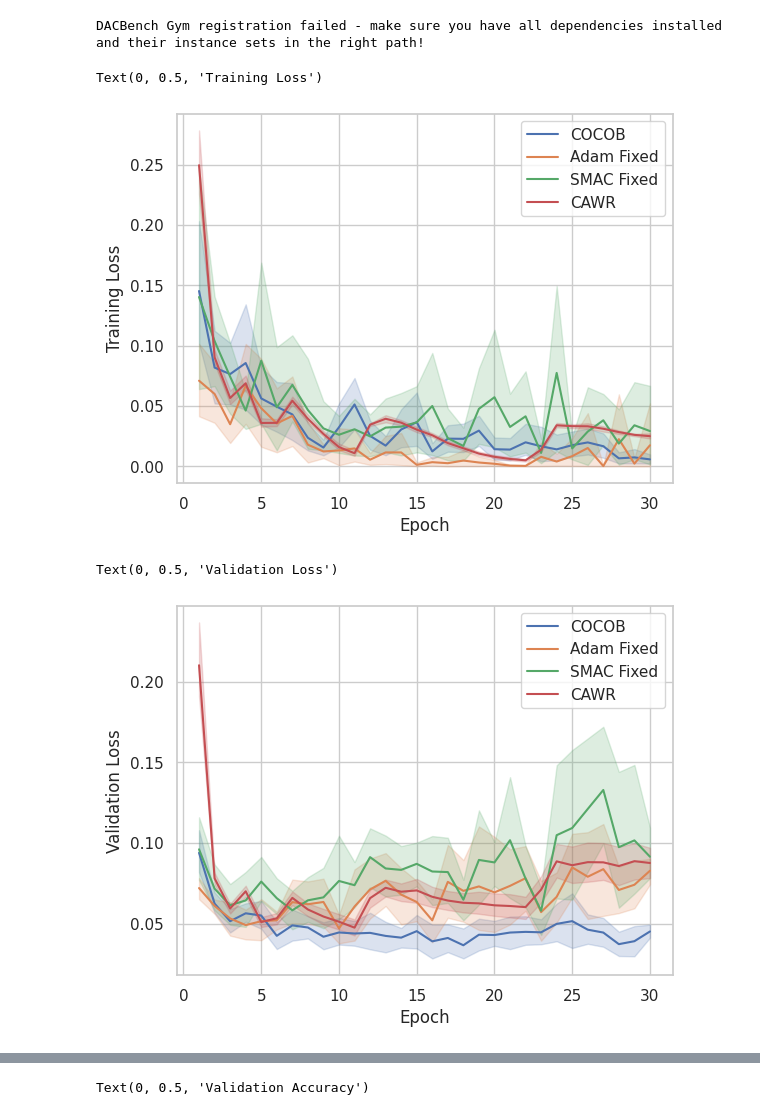
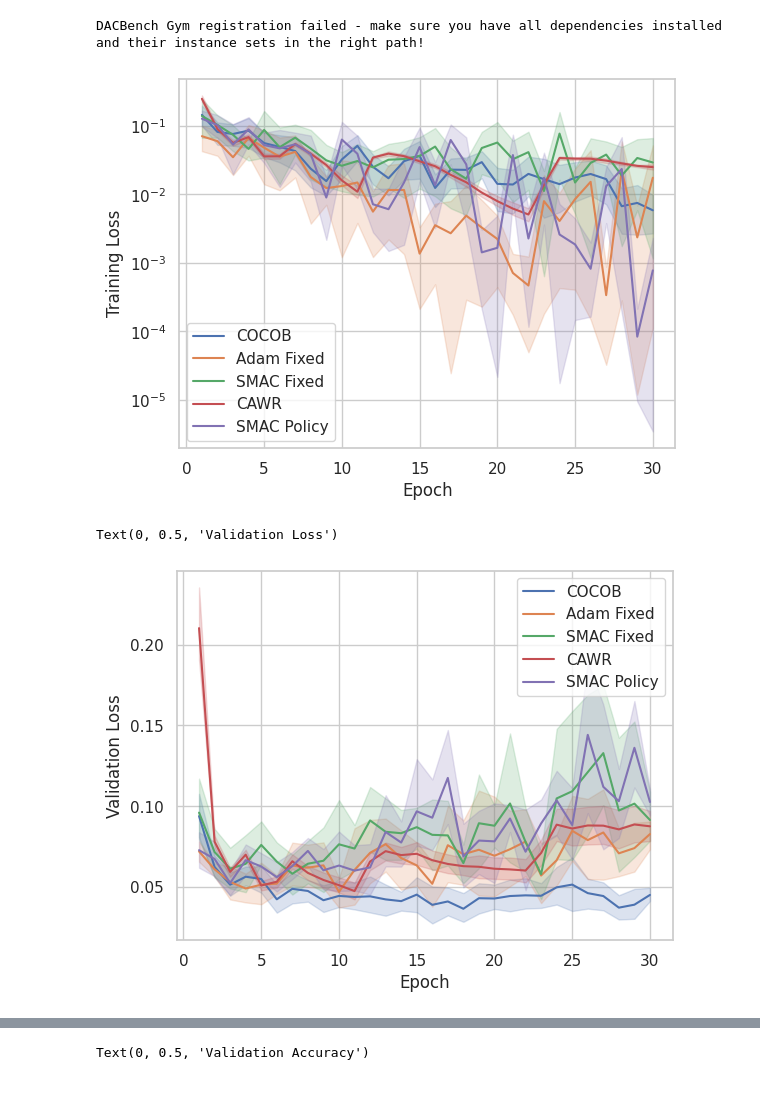
Before and after one commit to MichaHenh/Revisiting_LR_Control, a Jupyter notebook: ba_parameter_free_dac/plotting_mnist.ipynb, the cells around one changed output, grey strips where cells are left out. Saved outputs shown, nothing was run; the diff lists cells and outputs as text; code cells hidden in the pictures.

Commit message:
plottin updates

```diff
--- a/ba_parameter_free_dac/plotting_mnist.ipynb
+++ b/ba_parameter_free_dac/plotting_mnist.ipynb
@@ -41,35 +41,38 @@ sns.set_style('whitegrid')
 # %%
 
 cocob_tl = toDataFrame('./results_cluster/results/COCOB_mnist/*/CustomTrackingWrapper.jsonl', 'training_losses', 3)
 adam_fixed_tl = toDataFrame('./results_cluster/results/Adam_fixed_mnist/*/CustomTrackingWrapper.jsonl', 'training_losses', 3)
 smac_fixed_tl = toDataFrame('./results_cluster/results/SMAC_fixed_mnist/*/CustomTrackingWrapper.jsonl', 'training_losses', 3)
 cawr_tl = toChunkedDataFrame('./results_cluster/results/CAWR_mnist/*/CustomTrackingWrapper.jsonl', 'training_losses', 3, 450)
+smac_policy_tl = toDataFrame('./results_cluster/results/smacpolicy_mnist/*/CustomTrackingWrapper.jsonl', 'training_losses', 3)
 sns.lineplot(data=cocob_tl, x='epoch', y='value', label='COCOB')
 sns.lineplot(data=adam_fixed_tl, x='epoch', y='value', label='Adam Fixed')
 sns.lineplot(data=smac_fixed_tl, x='epoch', y='value', label='SMAC Fixed')
 sns.lineplot(data=cawr_tl, x='epoch', y='value', label='CAWR')
+sns.lineplot(data=smac_policy_tl, x='epoch', y='value', label='SMAC Policy')
 plt.xlabel('Epoch')
 plt.ylabel('Training Loss')
-#plt.yscale('log')
+plt.yscale('log')
 # %% [output]
-Text(0, 0.5, 'Training Loss')
-[figure, old version]
+[figure, new version]
 # %%
 
 cocob_vl = toDataFrame('./results_cluster/results/COCOB_mnist/*/CustomTrackingWrapper.jsonl', 'validation_losses', 5)
 adam_fixed_vl = toDataFrame('./results_cluster/results/Adam_fixed_mnist/*/CustomTrackingWrapper.jsonl', 'validation_losses', 5)
 smac_fixed_vl = toDataFrame('./results_cluster/results/SMAC_fixed_mnist/*/CustomTrackingWrapper.jsonl', 'validation_losses', 5)
 cawr_vl = toChunkedDataFrame('./results_cluster/results/CAWR_mnist/*/CustomTrackingWrapper.jsonl', 'validation_losses', 5, 450)
+smac_policy_vl = toDataFrame('./results_cluster/results/smacpolicy_mnist/*/CustomTrackingWrapper.jsonl', 'validation_losses', 5)
 
 sns.lineplot(data=cocob_vl, x='epoch', y='value', label='COCOB')
 sns.lineplot(data=adam_fixed_vl, x='epoch', y='value', label='Adam Fixed')
 sns.lineplot(data=smac_fixed_vl, x='epoch', y='value', label='SMAC Fixed')
 sns.lineplot(data=cawr_vl, x='epoch', y='value', label='CAWR')
+sns.lineplot(data=smac_policy_vl, x='epoch', y='value', label='SMAC Policy')
 plt.xlabel('Epoch')
 plt.ylabel('Validation Loss')
 # %% [output]
 Text(0, 0.5, 'Validation Loss')
-[figure, old version]
+[figure, new version]
 # %%
 
 cocob_va = toDataFrame('./results_cluster/results/COCOB_mnist/*/CustomTrackingWrapper.jsonl', 'validation_accuracies', 6)
```
Also changed, not shown: parts of 2 cells of this notebook, 3 other files.
